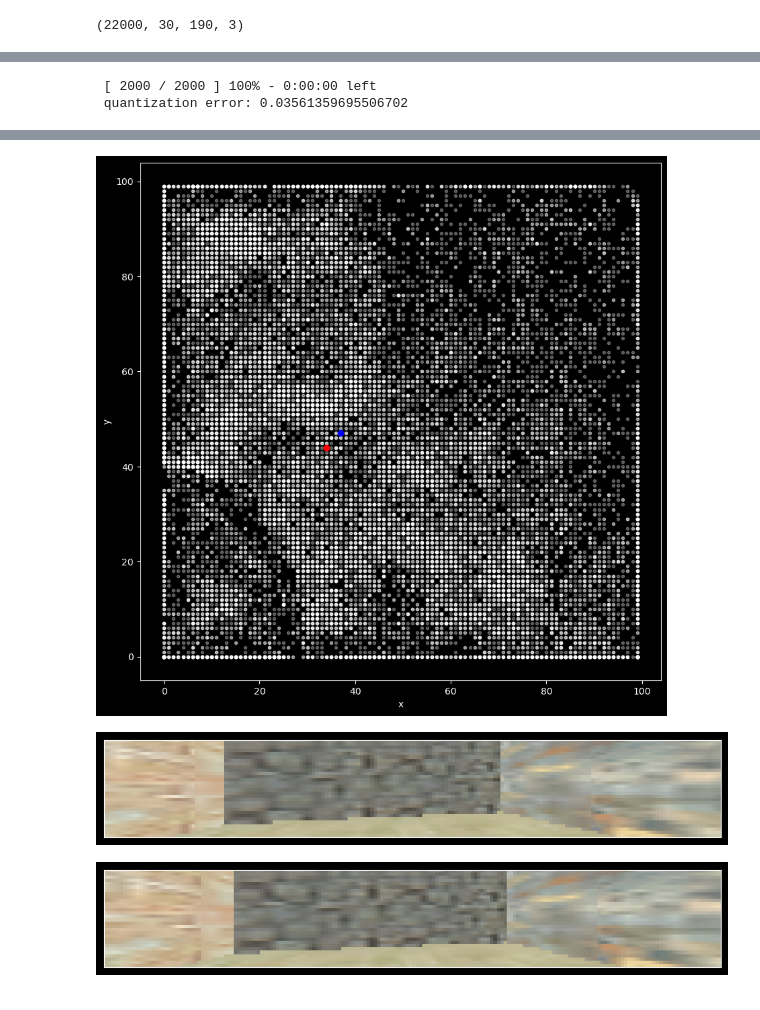
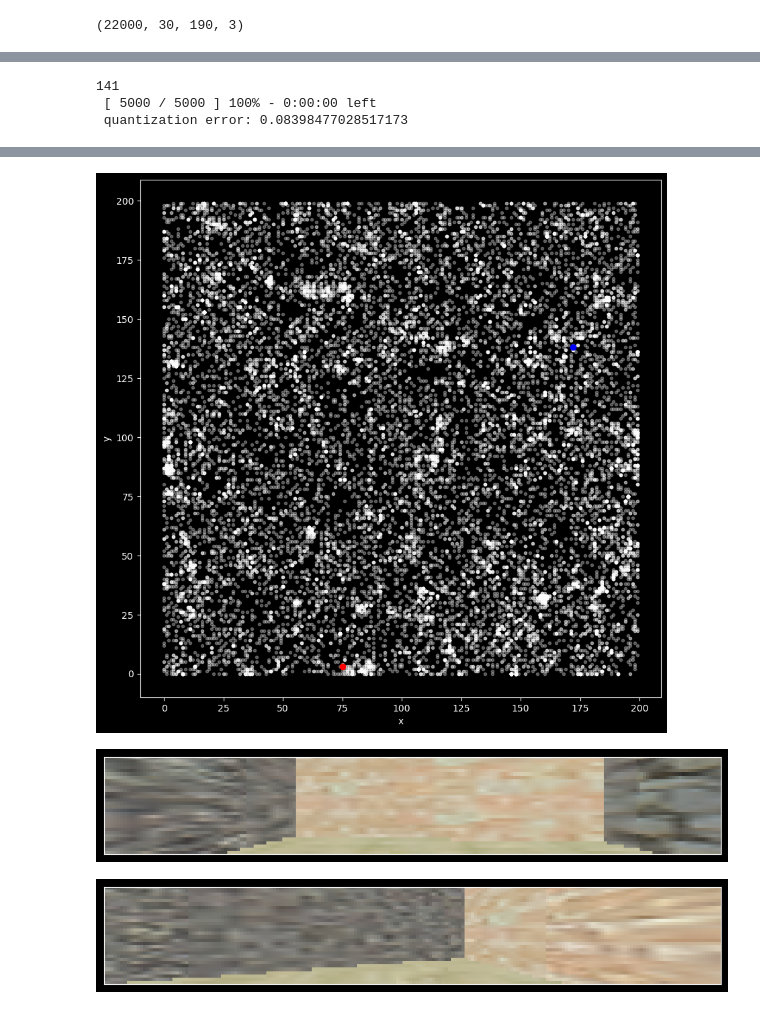
Before and after one commit to PplaysMine/unsupervisedLearning, a Jupyter notebook: keeping_it_clean/main.ipynb, the cells around one changed output, grey strips where cells are left out. Saved outputs shown, nothing was run; the diff lists cells and outputs as text; code cells hidden in the pictures.

```diff
--- a/keeping_it_clean/main.ipynb
+++ b/keeping_it_clean/main.ipynb
@@ -15,10 +15,12 @@ print(data.shape)
 # %% [output]
 (22000, 30, 190, 3)
 # %%
-scaler = StandardScaler()
-images = data
+# scaler = StandardScaler()
+# images = scaler.fit_transform(data)
+images = np.array([(image - image.min()) / (image.max() - image.min()) for image in data])
+print(images[0].shape)
 
-layer_configurations = [(5, 5, 5, 5, 4, 1)]
+layer_configurations = [(20, 20, 10, 10, 5, 1)]
 hsfa = HSFA(3, images.shape[1:], layer_configurations, noise_std=0.1)
 hsfa = hsfa.fit(images)
 slow_features = hsfa.transform(images)
@@ -63,35 +67,42 @@ Max diff.: Slow feature #1
 # %%
 from minisom import MiniSom
 from tqdm.notebook import tqdm
-som = MiniSom(100, 100, 2, sigma=12, learning_rate=0.5)
-som.random_weights_init(slow_features[:,1:])
-som.train(slow_features[:,1:], 2000, random_order=True, verbose=True)
-winners = [som.winner(x) for x in tqdm(slow_features[:,1:])]
+print(round(np.sqrt(100**2 + 100**2)))
+som = MiniSom(200, 200, 3, sigma=3, learning_rate=0.5)
+som.random_weights_init(slow_features[:,0:])
+som.train(slow_features[:,0:], 5000, random_order=True, verbose=True)
+winners = [som.winner(x) for x in tqdm(slow_features[:,0:])]
 # %% [output]
- [ 2000 / 2000 ] 100% - 0:00:00 left
- quantization error: 0.03561359695506702
+141
+ [ 5000 / 5000 ] 100% - 0:00:00 left
+ quantization error: 0.08398477028517173
 # %%
-index = 5
+index = 47
+index2 = 48
 
 fig = plt.figure(figsize=(10, 10))
 ax = fig.add_subplot(projection='3d')
 winners = np.array(winners)
 ax.scatter(winners[:,0], winners[:,1], slow_features[:,0], marker='.', c='white', alpha=.3)
 ax.plot(winners[index,0], winners[index,1], slow_features[index,0], 'ro', label='first image')
-ax.plot(winners[index+1,0], winners[index+1,1], slow_features[index+1,0], 'bo', label='second image')
+ax.plot(winners[index2,0], winners[index2,1], slow_features[index2,0], 'bo', label='second image')
 ax.legend()
+ax.view_init(elev=30, azim=-45)
 plt.xlabel('x')
 plt.ylabel('y')
 plt.figure(figsize=(10, 10))
 plt.scatter(winners[:,0], winners[:,1], marker='.', c='white', alpha=.3)
 plt.plot(winners[index,0], winners[index,1], 'ro', label='first image')
-plt.plot(winners[index+1,0], winners[index+1,1], 'bo', label='second image')
+plt.plot(winners[index2,0], winners[index2,1], 'bo', label='second image')
 plt.xlabel('x')
 plt.ylabel('y')
-for i in range(2):
-    plt.figure(figsize=(10, 6))
-    plt.imshow(data[index+i])
-    plt.xticks([])
-    plt.yticks([])
+plt.figure(figsize=(10, 6))
+plt.imshow(data[index])
+plt.xticks([])
+plt.yticks([])
+plt.figure(figsize=(10, 6))
+plt.imshow(data[index2])
+plt.xticks([])
+plt.yticks([])
 plt.show()
 # %% [output]
@@ -99,3 +110,3 @@ plt.show()
-[figure, old version]
+[figure, new version]
-[figure, old version]
+[figure, new version]
-[figure, old version]
+[figure, new version]
```
Also changed, not shown: parts of 2 cells of this notebook.
